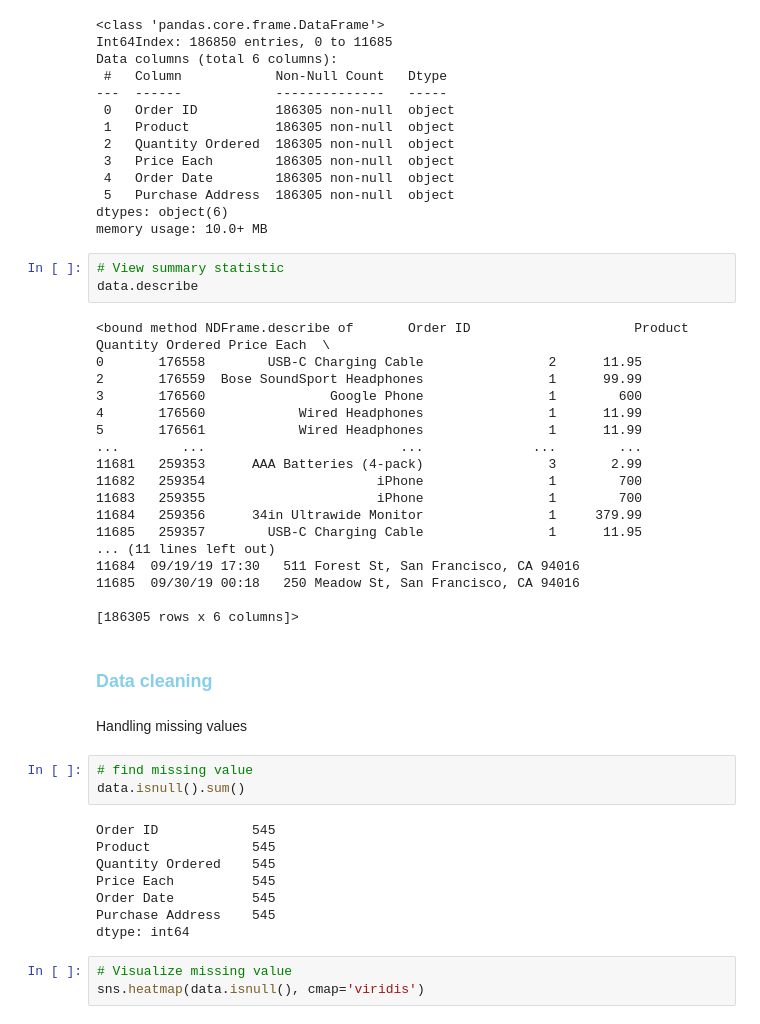
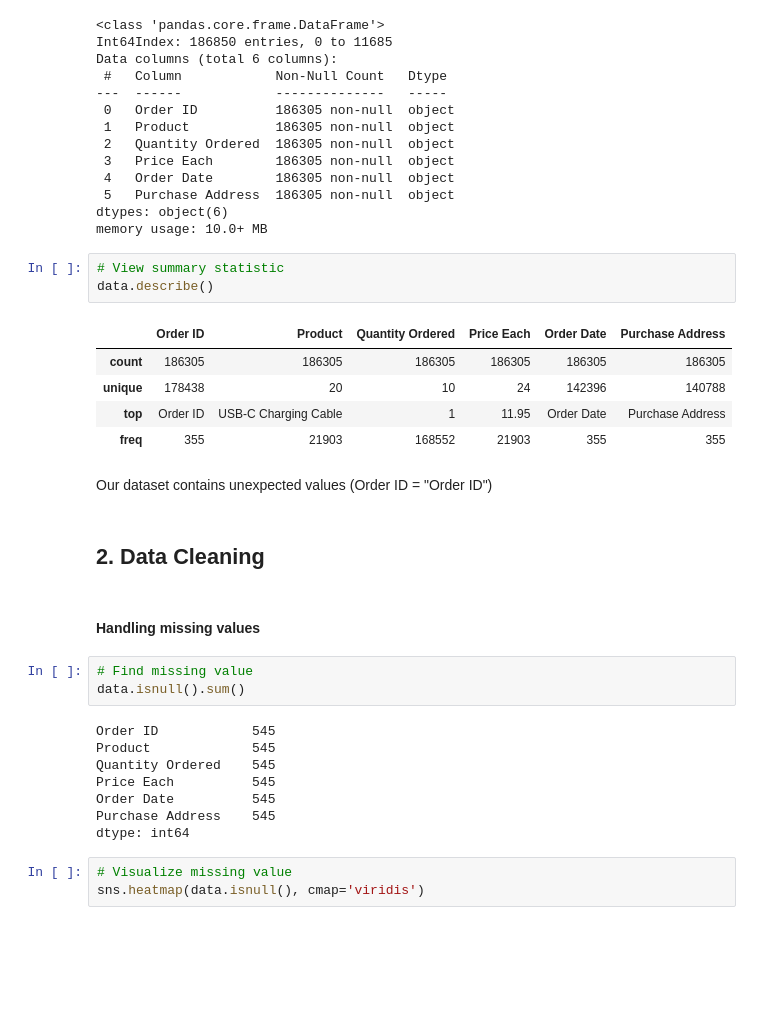
Before and after one commit to aroniainasylvestre/Electronic_store_sales_analysis, a Jupyter notebook: electronic_store_sales_analysis.ipynb, the cells around one changed output. Saved outputs shown, nothing was run; the diff lists cells and outputs as text; blank space fills up the shorter version.

```diff
--- a/electronic_store_sales_analysis.ipynb
+++ b/electronic_store_sales_analysis.ipynb
@@ -78,31 +92,21 @@ dtypes: object(6)
 memory usage: 10.0+ MB
 # %%
 # View summary statistic
-data.describe
+data.describe()
 # %% [output]
-<bound method NDFrame.describe of       Order ID                     Product Quantity Ordered Price Each  \
-0       176558        USB-C Charging Cable                2      11.95
-2       176559  Bose SoundSport Headphones                1      99.99
-3       176560                Google Phone                1        600
-4       176560            Wired Headphones                1      11.99
-5       176561            Wired Headphones                1      11.99
-...        ...                         ...              ...        ...
-11681   259353      AAA Batteries (4-pack)                3       2.99
-11682   259354                      iPhone                1        700
-11683   259355                      iPhone                1        700
-11684   259356      34in Ultrawide Monitor                1     379.99
-11685   259357        USB-C Charging Cable                1      11.95
-... (11 lines left out)
-11684  09/19/19 17:30   511 Forest St, San Francisco, CA 94016
-11685  09/30/19 00:18   250 Meadow St, San Francisco, CA 94016
-
-[186305 rows x 6 columns]>
+|  | Order ID | Product | Quantity Ordered | Price Each | Order Date | Purchase Address |
+| count | 186305 | 186305 | 186305 | 186305 | 186305 | 186305 |
+| unique | 178438 | 20 | 10 | 24 | 142396 | 140788 |
+| top | Order ID | USB-C Charging Cable | 1 | 11.95 | Order Date | Purchase Address |
+| freq | 355 | 21903 | 168552 | 21903 | 355 | 355 |
+# %% [markdown]
+Our dataset contains unexpected values (Order ID = "Order ID")
 # %% [markdown]
-### <font color="skyblue">Data cleaning<font>
+## **2. Data Cleaning** <a class="anchor" id="2"></a>
 # %% [markdown]
-Handling missing values
+#### **Handling missing values** <a class="anchor" id="3"></a>
 # %%
-# find missing value
+# Find missing value
 data.isnull().sum()
 # %% [output]
 Order ID            545
```
Also changed, not shown: parts of 28 cells of this notebook, 1 other file.
